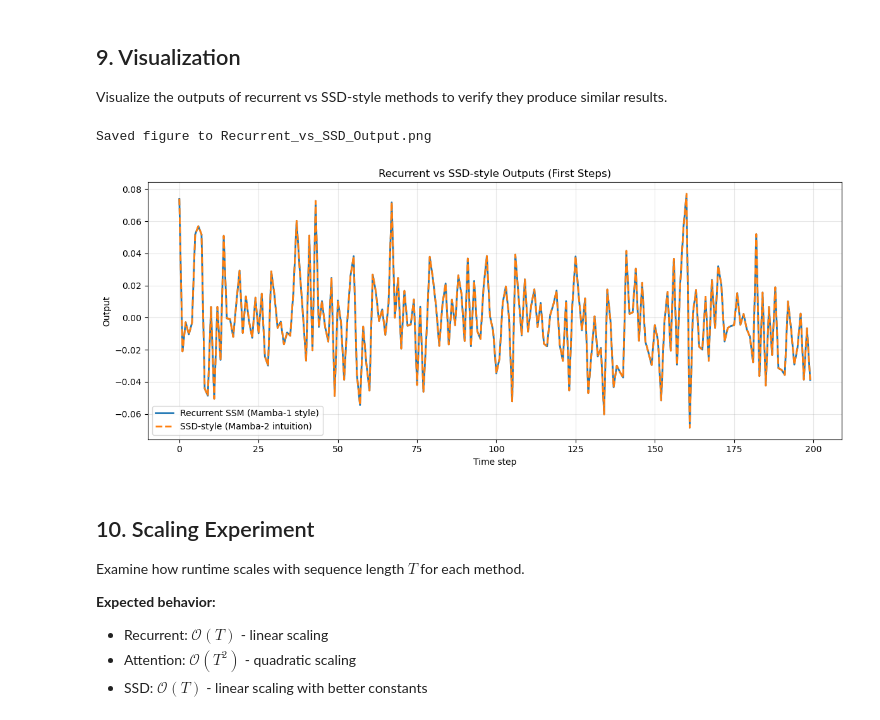
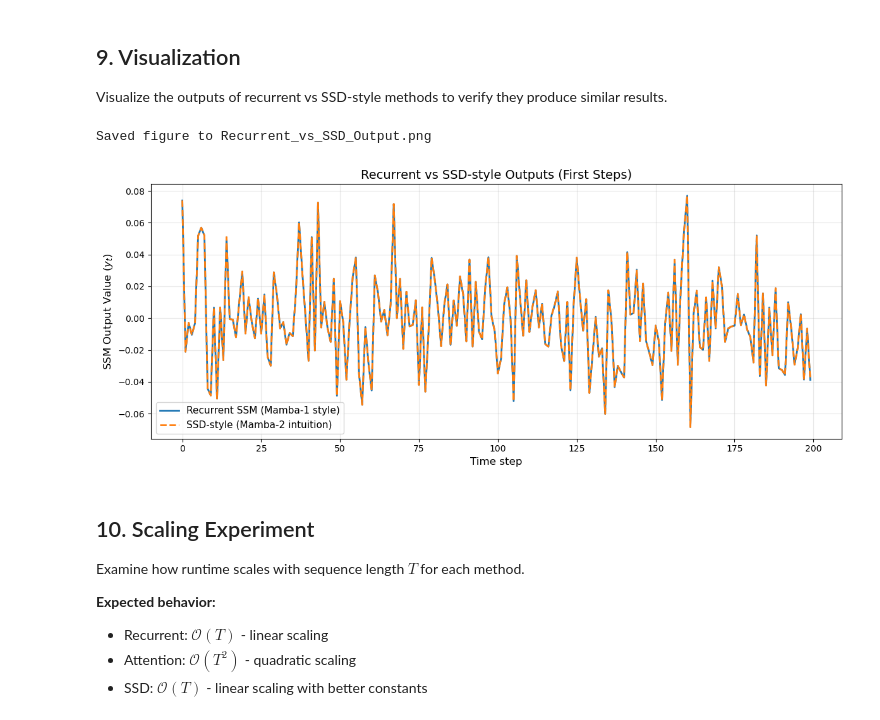
Before and after one commit to RL370/StateSpaceDuality, a Jupyter notebook: SSDComparisons.ipynb, the cells around one changed output. Drawn from its saved outputs; the diff is of its cells as text; code cells hidden in the pictures.

```diff
--- a/SSDComparisons.ipynb
+++ b/SSDComparisons.ipynb
@@ -389,28 +389,28 @@ Visualize the outputs of recurrent vs SSD-style methods to verify they produce s
 # %%
 def plot_example_outputs(y_recur, y_ssd, num_points=200, save_path="Recurrent_vs_SSD_Output.png"):
     """
     Visualize recurrent vs SSD-style outputs on first `num_points` steps.
     """
     num_points = min(num_points, len(y_recur), len(y_ssd))
     t = np.arange(num_points)
     plt.figure(figsize=(12, 5))
     plt.plot(t, y_recur[:num_points], label="Recurrent SSM (Mamba-1 style)", linewidth=2)
     plt.plot(t, y_ssd[:num_points], '--', label="SSD-style (Mamba-2 intuition)", linewidth=2)
-    plt.xlabel("Time step")
-    plt.ylabel("Output")
-    plt.title("Recurrent vs SSD-style Outputs (First Steps)")
-    plt.legend()
+    plt.xlabel("Time step", fontsize=12)
+    plt.ylabel("SSM Output Value ($y_t$)", fontsize=12)
+    plt.title("Recurrent vs SSD-style Outputs (First Steps)", fontsize=14)
+    plt.legend(fontsize=11)
     plt.grid(True, alpha=0.3)
     plt.tight_layout()
     plt.savefig(save_path, dpi=300, bbox_inches='tight')
     print(f"Saved figure to {save_path}")
     plt.show()
 
 # Plot the outputs
 plot_example_outputs(results["y_recur"], results["y_ssd"], num_points=200)
 # %% [output]
 Saved figure to Recurrent_vs_SSD_Output.png
-[figure, old version]
+[figure, new version]
 # %% [markdown]
 ## 10. Scaling Experiment
 
```
Also changed, not shown: parts of 4 cells of this notebook, 3 other files.
